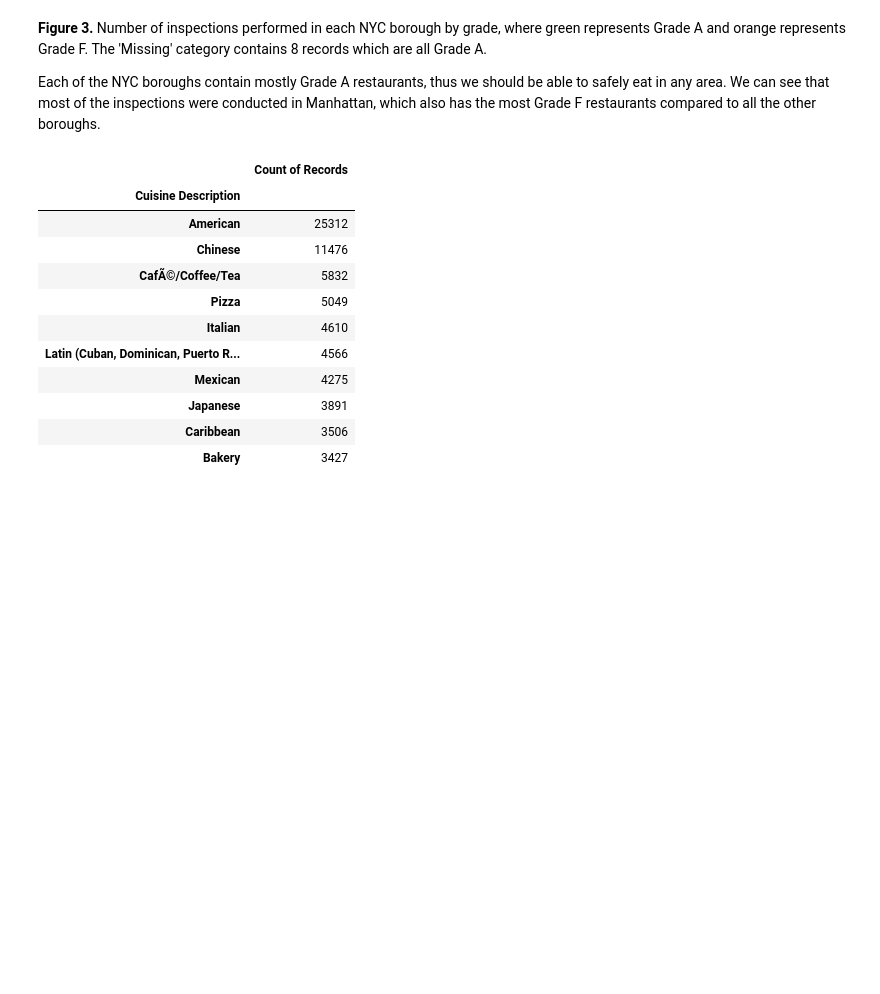
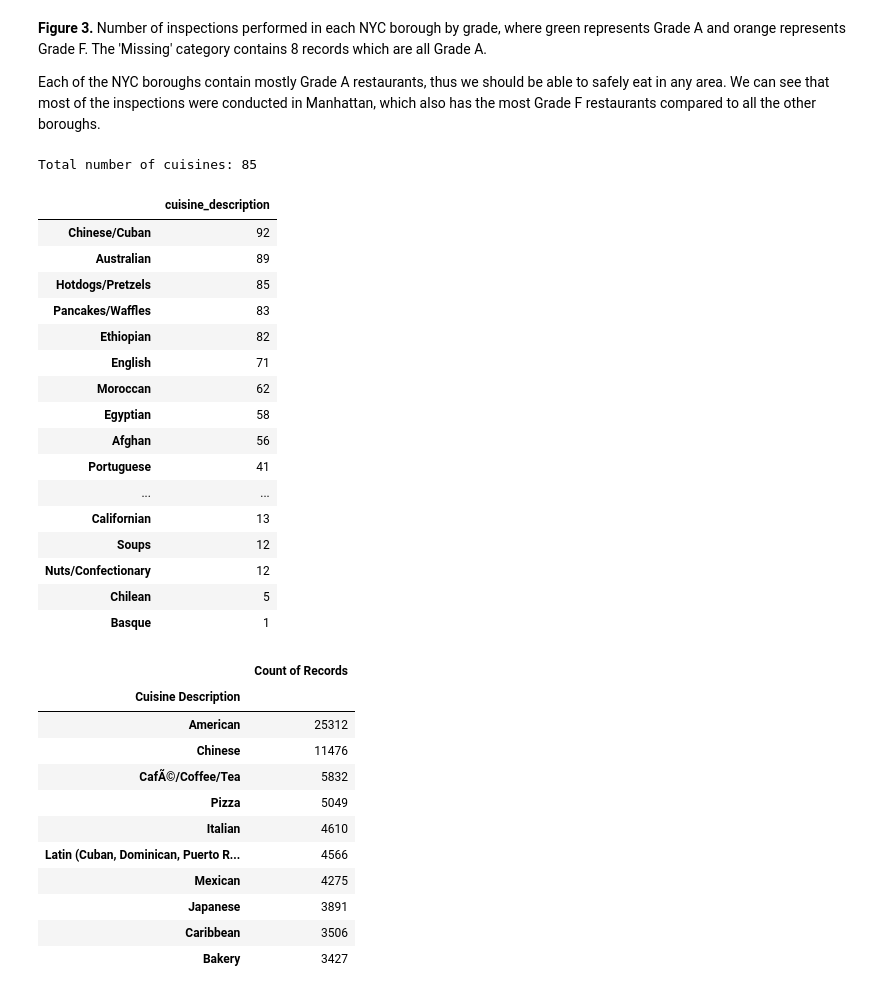
Before and after one commit to UBC-MDS/newyork_restaurant_grading, a Jupyter notebook: src/nyc_rest_eda.ipynb, the cells around one changed output. Drawn from its saved outputs; the diff is of its cells as text; code cells hidden in the pictures; blank space fills up the shorter version.

```diff
--- a/src/nyc_rest_eda.ipynb
+++ b/src/nyc_rest_eda.ipynb
@@ -171,4 +179,27 @@ alt.Chart(train_df).mark_bar().encode(
 **Figure 3.** Number of inspections performed in each NYC borough by grade, where green represents Grade A and orange represents Grade F. The 'Missing' category contains 8 records which are all Grade A.
 
 Each of the NYC boroughs contain mostly Grade A restaurants, thus we should be able to safely eat in any area. We can see that most of the inspections were conducted in Manhattan, which also has the most Grade F restaurants compared to all the other boroughs.
+# %%
+cuisine_count_df = pd.DataFrame(train_df['cuisine_description'].value_counts())
+print('Total number of cuisines: ' + str(len(cuisine_count_df)))
+cuisine_count_df.loc[cuisine_count_df['cuisine_description'] < 100]
+# %% [output]
+Total number of cuisines: 85
+|  | cuisine_description |
+| Chinese/Cuban | 92 |
+| Australian | 89 |
+| Hotdogs/Pretzels | 85 |
+| Pancakes/Waffles | 83 |
+| Ethiopian | 82 |
+| English | 71 |
+| Moroccan | 62 |
+| Egyptian | 58 |
+| Afghan | 56 |
+| Portuguese | 41 |
+| ... | ... |
+| Californian | 13 |
+| Soups | 12 |
+| Nuts/Confectionary | 12 |
+| Chilean | 5 |
+| Basque | 1 |
 # %%
```
Also changed, not shown: parts of 4 cells of this notebook, 3 other files.
